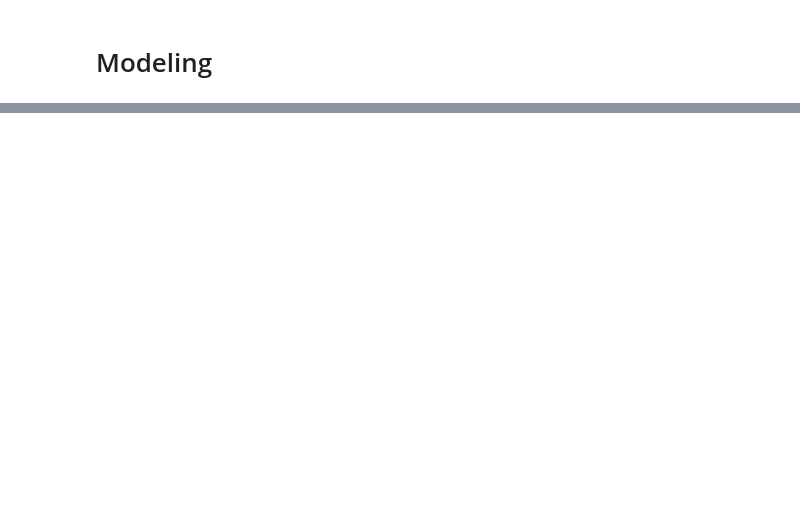
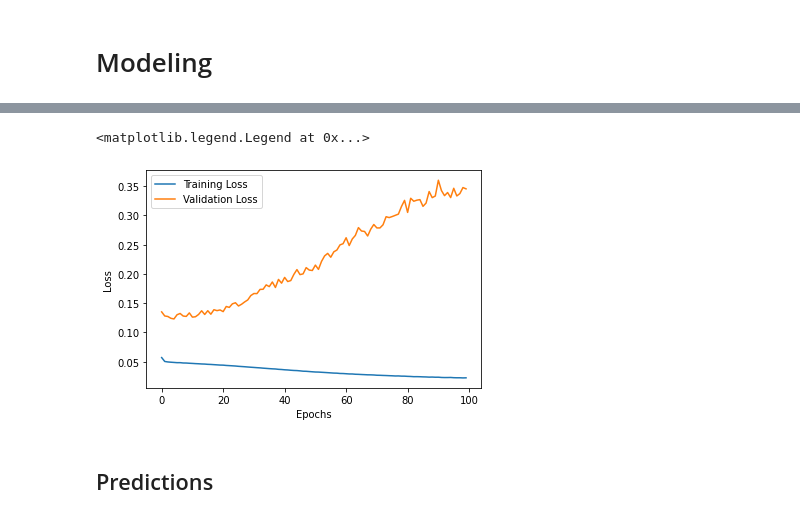
Before and after one commit to seankim658/LSTM-Fishing-Detection, a Jupyter notebook: main-notebook.ipynb, the cells around one changed output, grey strips where cells are left out. Saved outputs shown, nothing was run; the diff lists cells and outputs as text; code cells hidden in the pictures; blank space fills up the shorter version.

```diff
--- a/main-notebook.ipynb
+++ b/main-notebook.ipynb
@@ -1390,0 +1297,28 @@ x_test = scaler.transform(x_test)
+# %%
+x_train = []
+y_train = []
+x_test = []
+y_test = []
+
+train_size = int(len(df_scaled) * 0.75)
+test_size = len(df_scaled) - train_size
+
+train_size_df = df_scaled[0 : train_size]
+test_size_df = df_scaled[train_size : len(df_scaled)]
+
+# we want to predict one record into the future
+n_future = 1
+# number of past records used to predict the future
+n_past = 3
+
+# reshape training data
+for i in range(n_past, len(train_size_df) - n_future + 1):
+    x_train.append(train_size_df[i - n_past : i, 0 : train_df.shape[1]])
+    y_train.append(train_size_df[i + n_future - 1 : i + n_future, 5])
+x_train, y_train = np.array(x_train), np.array(y_train)
+
+# reshape test data
+for i in range(n_past, len(test_size_df) - n_future + 1):
+    x_test.append(test_size_df[i - n_past : i, 0 : train_df.shape[1]])
+    y_test.append(test_size_df[i + n_future - 1 : i + n_future, 5])
+x_test, y_test = np.array(x_test), np.array(y_test)
@@ -1394,0 +1344,9 @@ First we need to create the Dataset/Dataloader.
+# %%
+model = Sequential()
+model.add(LSTM(64, input_shape = (x_train.shape[1], x_train.shape[2]), return_sequences = True))
+model.add(LSTM(32, return_sequences = False))
+model.add(Dropout(0.2))
+model.add(Dense(1, activation = 'sigmoid'))
+# %%
+model.compile(optimizer = 'adam', loss = 'binary_crossentropy', metrics = ['accuracy'])
+model.summary()
@@ -1394,0 +1371,2 @@ First we need to create the Dataset/Dataloader.
+# %%
+history = model.fit(x_train, y_train, epochs = 100, batch_size = 32, validation_split = 0.1, verbose = 1)
@@ -1394,0 +1391,11 @@ First we need to create the Dataset/Dataloader.
+# %%
+plt.plot(history.history['loss'], label = 'Training Loss')
+plt.plot(history.history['val_loss'], label = 'Validation Loss')
+plt.xlabel('Epochs')
+plt.ylabel('Loss')
+plt.legend()
+# %% [output]
+<matplotlib.legend.Legend at 0x...>
+[figure, added]
+# %% [markdown]
+## Predictions
```
Also changed, not shown: parts of 37 cells of this notebook.
